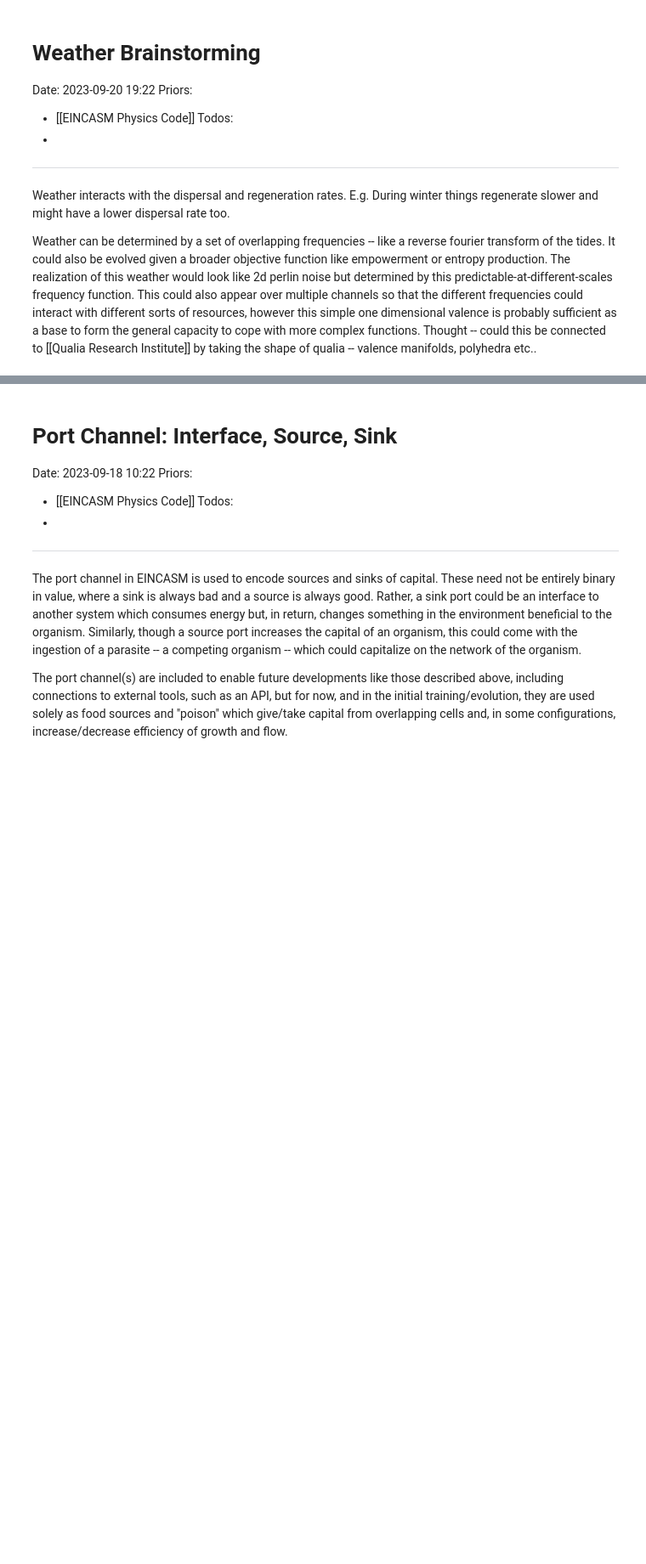
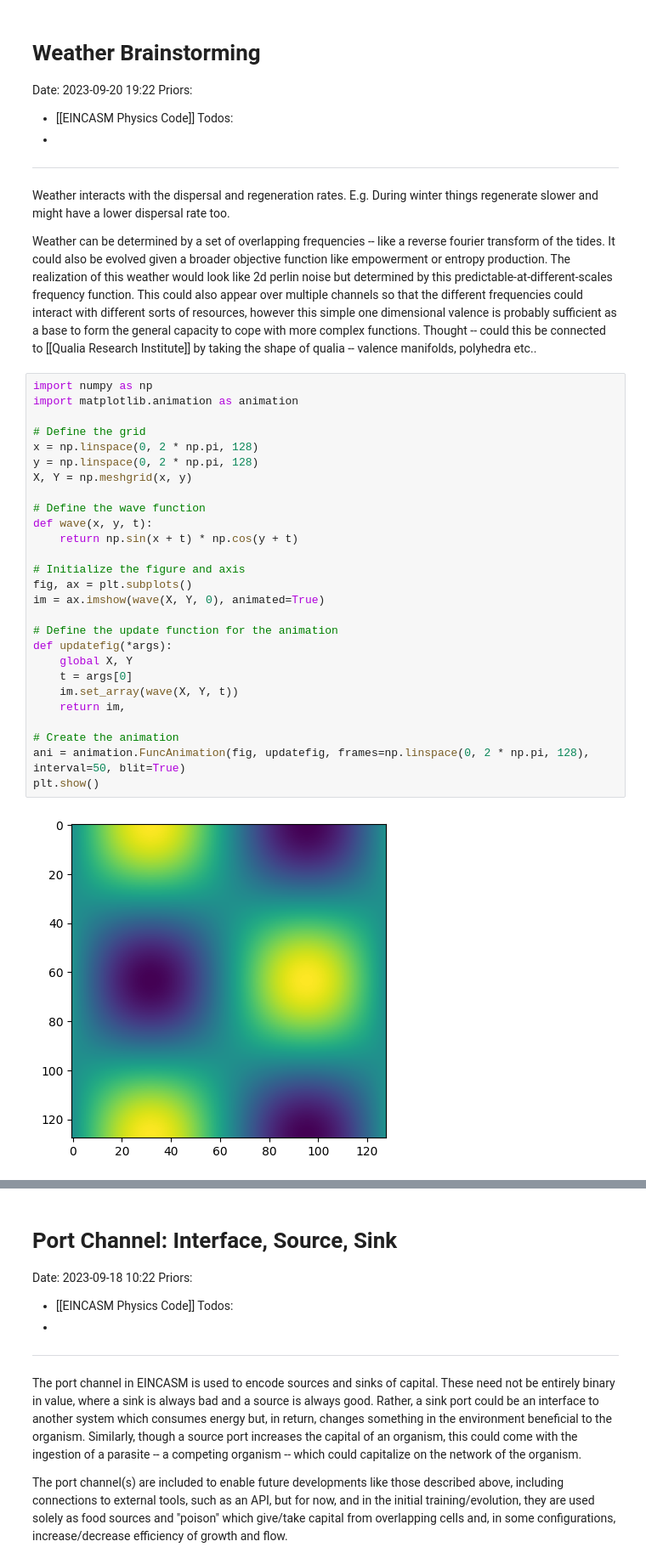
Before and after one commit to aidanbx/coralai, a Jupyter notebook: physics.ipynb, the cells around one changed output, grey strips where cells are left out. Shown at 85% size. Drawn from its saved outputs; the diff is of its cells as text; blank space fills up the shorter version.

```diff
--- a/physics.ipynb
+++ b/physics.ipynb
@@ -23,3 +25,32 @@ Weather interacts with the dispersal and regeneration rates. E.g. During winter
 
 
 Weather can be determined by a set of overlapping frequencies -- like a reverse fourier transform of the tides. It could also be evolved given a broader objective function like empowerment or entropy production. The realization of this weather would look like 2d perlin noise but determined by this predictable-at-different-scales frequency function. This could also appear over multiple channels so that the different frequencies could interact with different sorts of resources, however this simple one dimensional valence is probably sufficient as a base to form the general capacity to cope with more complex functions. Thought -- could this be connected to [[Qualia Research Institute]] by taking the shape of qualia -- valence manifolds, polyhedra etc..
+# %%
+import numpy as np
+import matplotlib.animation as animation
+
+# Define the grid
+x = np.linspace(0, 2 * np.pi, 128)
+y = np.linspace(0, 2 * np.pi, 128)
+X, Y = np.meshgrid(x, y)
+
+# Define the wave function
+def wave(x, y, t):
+    return np.sin(x + t) * np.cos(y + t)
+
+# Initialize the figure and axis
+fig, ax = plt.subplots()
+im = ax.imshow(wave(X, Y, 0), animated=True)
+
+# Define the update function for the animation
+def updatefig(*args):
+    global X, Y
+    t = args[0]
+    im.set_array(wave(X, Y, t))
+    return im,
+
+# Create the animation
+ani = animation.FuncAnimation(fig, updatefig, frames=np.linspace(0, 2 * np.pi, 128), interval=50, blit=True)
+plt.show()
+# %% [output]
+[figure, added]
```
Also changed, not shown: parts of 12 cells of this notebook, 19 other files.
